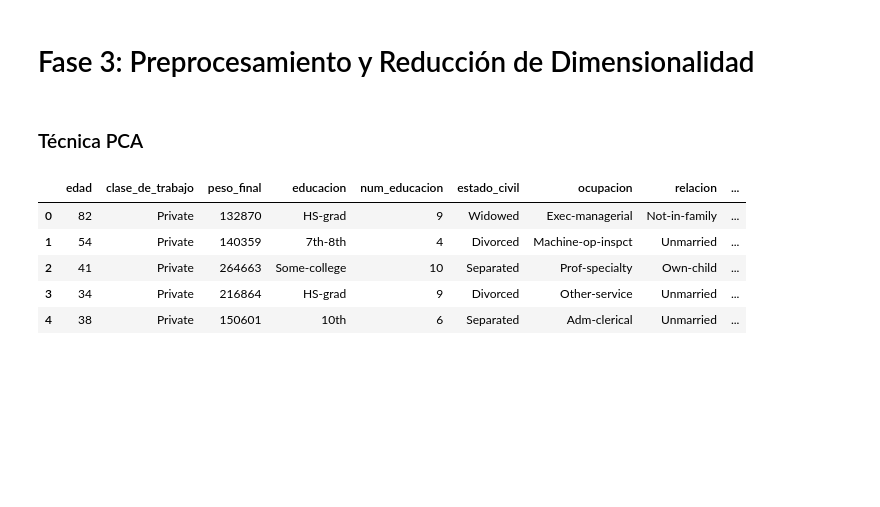
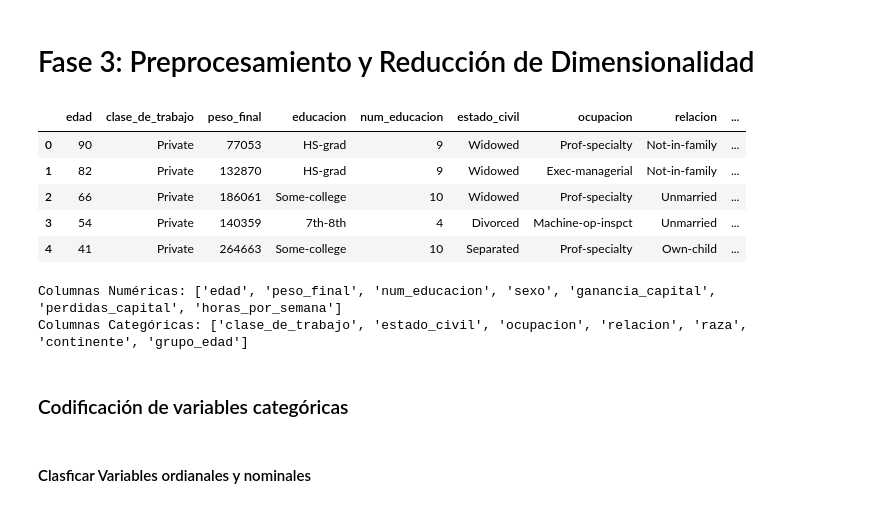
Before and after one commit to AnithaMaria2002/AnalisisDatos-EventoEvaluativo2, a Jupyter notebook: 03_preprocesamiento_reduccion.ipynb, the cells around one changed output. Drawn from its saved outputs; the diff is of its cells as text; code cells hidden in the pictures; blank space fills up the shorter version.

Commit message:
Preprocesamiento y reducción
Se mejora proceso EDA y se seleccionan los métodos idóneos al objetivo del dataset

```diff
--- a/03_preprocesamiento_reduccion.ipynb
+++ b/03_preprocesamiento_reduccion.ipynb
@@ -12,12 +11,13 @@ from sklearn.pipeline import Pipeline
-# %% [markdown]
-### Técnica PCA
 # %%
 df_ingresos = pd.read_csv('./income/datos_limpios.csv')
+# Separar características (X) y variable objetivo (y)
+X = df_ingresos.drop('ingreso', axis=1)
+y = df_ingresos['ingreso']
 df_ingresos.head()
 # %% [output]
 |  | edad | clase_de_trabajo | peso_final | educacion | num_educacion | estado_civil | ocupacion | relacion | ... |
-| 0 | 82 | Private | 132870 | HS-grad | 9 | Widowed | Exec-managerial | Not-in-family | ... |
-| 1 | 54 | Private | 140359 | 7th-8th | 4 | Divorced | Machine-op-inspct | Unmarried | ... |
-| 2 | 41 | Private | 264663 | Some-college | 10 | Separated | Prof-specialty | Own-child | ... |
-| 3 | 34 | Private | 216864 | HS-grad | 9 | Divorced | Other-service | Unmarried | ... |
-| 4 | 38 | Private | 150601 | 10th | 6 | Separated | Adm-clerical | Unmarried | ... |
+| 0 | 90 | Private | 77053 | HS-grad | 9 | Widowed | Prof-specialty | Not-in-family | ... |
+| 1 | 82 | Private | 132870 | HS-grad | 9 | Widowed | Exec-managerial | Not-in-family | ... |
+| 2 | 66 | Private | 186061 | Some-college | 10 | Widowed | Prof-specialty | Unmarried | ... |
+| 3 | 54 | Private | 140359 | 7th-8th | 4 | Divorced | Machine-op-inspct | Unmarried | ... |
+| 4 | 41 | Private | 264663 | Some-college | 10 | Separated | Prof-specialty | Own-child | ... |
@@ -23,0 +26,13 @@ df_ingresos.head()
+# %%
+columnas_numericas = X.select_dtypes(include=['int64', 'float64']).columns.tolist()
+columnas_categoricas = X.select_dtypes(include=['object']).columns.tolist()
+
+print("Columnas Numéricas:", columnas_numericas)
+print("Columnas Categóricas:", columnas_categoricas)
+# %% [output]
+Columnas Numéricas: ['edad', 'peso_final', 'num_educacion', 'sexo', 'ganancia_capital', 'perdidas_capital', 'horas_por_semana']
+Columnas Categóricas: ['clase_de_trabajo', 'estado_civil', 'ocupacion', 'relacion', 'raza', 'continente', 'grupo_edad']
+# %% [markdown]
+### Codificación de variables categóricas
+# %% [markdown]
+#### Clasficar Variables ordianales y nominales
```
Also changed, not shown: parts of 24 cells of this notebook, 2 other files.
